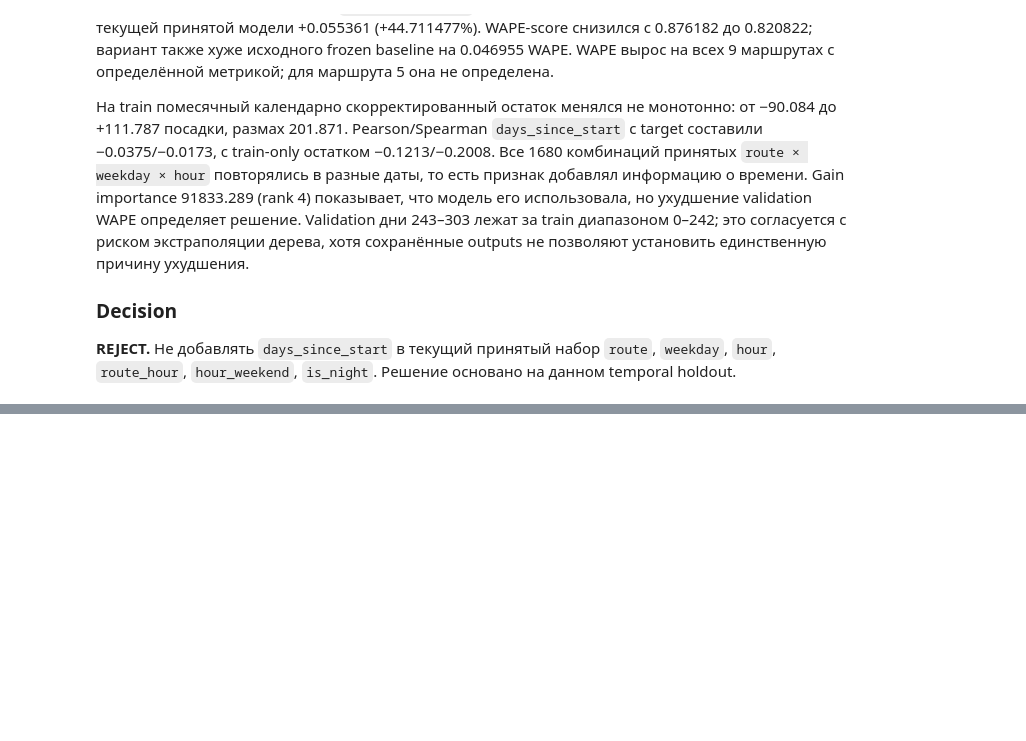
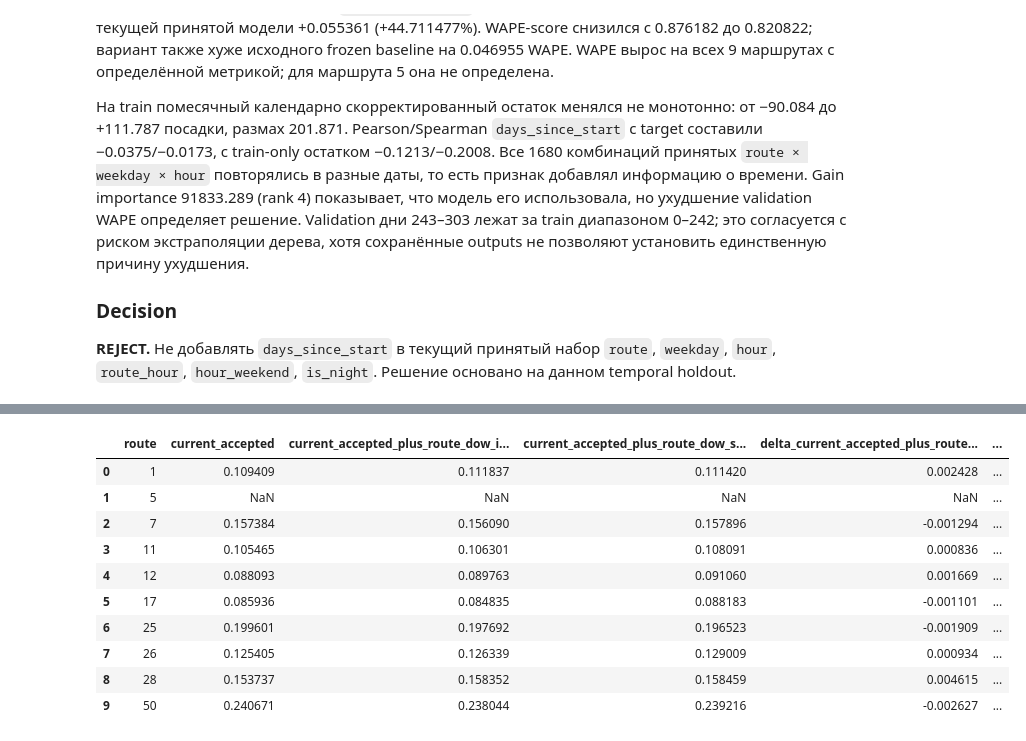
Before and after one commit to rapogahu/MT-Hackathon-2026, a Jupyter notebook: ml/notebooks/feature_engineering.ipynb, the cells around one changed output, grey strips where cells are left out. Saved outputs shown, nothing was run; the diff lists cells and outputs as text; code cells hidden in the pictures; blank space fills up the shorter version.

Commit message:
feature: final_frozen

```diff
--- a/ml/notebooks/feature_engineering.ipynb
+++ b/ml/notebooks/feature_engineering.ipynb
@@ -4233,0 +4397,73 @@ Validation WAPE by route:
+# %%
+group_contribution_actual = pd.read_csv(
+    VALID_HOURLY_PATH, sep=";", usecols=["boardings"]
+)["boardings"].to_numpy()
+if (
+    len(group_contribution_actual) != len(validation_keys)
+    or group_contribution_actual.sum() == 0
+):
+    raise ValueError("Invalid validation targets")
+if any(
+    len(prediction) != len(group_contribution_actual)
+    or not np.isfinite(prediction).all()
+    for prediction in group_contribution_predictions.values()
+):
+    raise ValueError("Invalid validation predictions")
+
+group_contribution_route_totals = (
+    pd.DataFrame({
+        "route": validation_keys["route"],
+        "actual": group_contribution_actual,
+    })
+    .groupby("route")["actual"].sum()
+    .reindex(ROUTES)
+)
+group_contribution_route_wape = pd.DataFrame(index=pd.Index(ROUTES, name="route"))
+group_contribution_result_rows = []
+for experiment, added_features in GROUP_CONTRIBUTION_EXPERIMENTS:
+    absolute_error = np.abs(
+        group_contribution_actual - group_contribution_predictions[experiment]
+    )
+    overall_wape = absolute_error.sum() / group_contribution_actual.sum()
+    group_contribution_result_rows.append({
+        "experiment": experiment,
+        "added_features": ", ".join(added_features) if added_features else "none",
+        "WAPE": overall_wape,
+        "WAPE_score": max(0.0, 1.0 - overall_wape),
+    })
+    route_error = (
+        pd.DataFrame({
+            "route": validation_keys["route"],
+            "absolute_error": absolute_error,
+        })
+        .groupby("route")["absolute_error"].sum()
+        .reindex(ROUTES)
+    )
+    group_contribution_route_wape[experiment] = (
+        route_error / group_contribution_route_totals.replace(0, np.nan)
+    )
+
+group_contribution_results = pd.DataFrame(group_contribution_result_rows)
+accepted_wape = group_contribution_results.loc[
+    group_contribution_results["experiment"].eq("current_accepted"), "WAPE"
+].iloc[0]
+group_contribution_results["delta_WAPE_vs_accepted"] = (
+    group_contribution_results["WAPE"] - accepted_wape
+)
+group_contribution_results["relative_delta_WAPE_vs_accepted_pct"] = (
+    100 * group_contribution_results["delta_WAPE_vs_accepted"] / accepted_wape
+)
+group_contribution_results["delta_WAPE_vs_frozen_baseline"] = (
+    group_contribution_results["WAPE"] - frozen_overall_wape
+)
+for experiment, added_features in GROUP_CONTRIBUTION_EXPERIMENTS:
+    if added_features:
+        group_contribution_route_wape[f"delta_{experiment}_vs_accepted"] = (
+            group_contribution_route_wape[experiment]
+            - group_contribution_route_wape["current_accepted"]
+        )
+print("Overall validation results:")
+display(group_contribution_results.round(6))
+print("Validation WAPE by route:")
+display(group_contribution_route_wape.reset_index().round(6))
+# %% [output]
@@ -4233,0 +4476,11 @@ Validation WAPE by route:
+|  | route | current_accepted | current_accepted_plus_route_dow_i... | current_accepted_plus_route_dow_s... | delta_current_accepted_plus_route... | ... |
+| 0 | 1 | 0.109409 | 0.111837 | 0.111420 | 0.002428 | ... |
+| 1 | 5 | NaN | NaN | NaN | NaN | ... |
+| 2 | 7 | 0.157384 | 0.156090 | 0.157896 | -0.001294 | ... |
+| 3 | 11 | 0.105465 | 0.106301 | 0.108091 | 0.000836 | ... |
+| 4 | 12 | 0.088093 | 0.089763 | 0.091060 | 0.001669 | ... |
+| 5 | 17 | 0.085936 | 0.084835 | 0.088183 | -0.001101 | ... |
+| 6 | 25 | 0.199601 | 0.197692 | 0.196523 | -0.001909 | ... |
+| 7 | 26 | 0.125405 | 0.126339 | 0.129009 | 0.000934 | ... |
+| 8 | 28 | 0.153737 | 0.158352 | 0.158459 | 0.004615 | ... |
+| 9 | 50 | 0.240671 | 0.238044 | 0.239216 | -0.002627 | ... |
```
Also changed, not shown: parts of 20 cells of this notebook, 1 other file.
